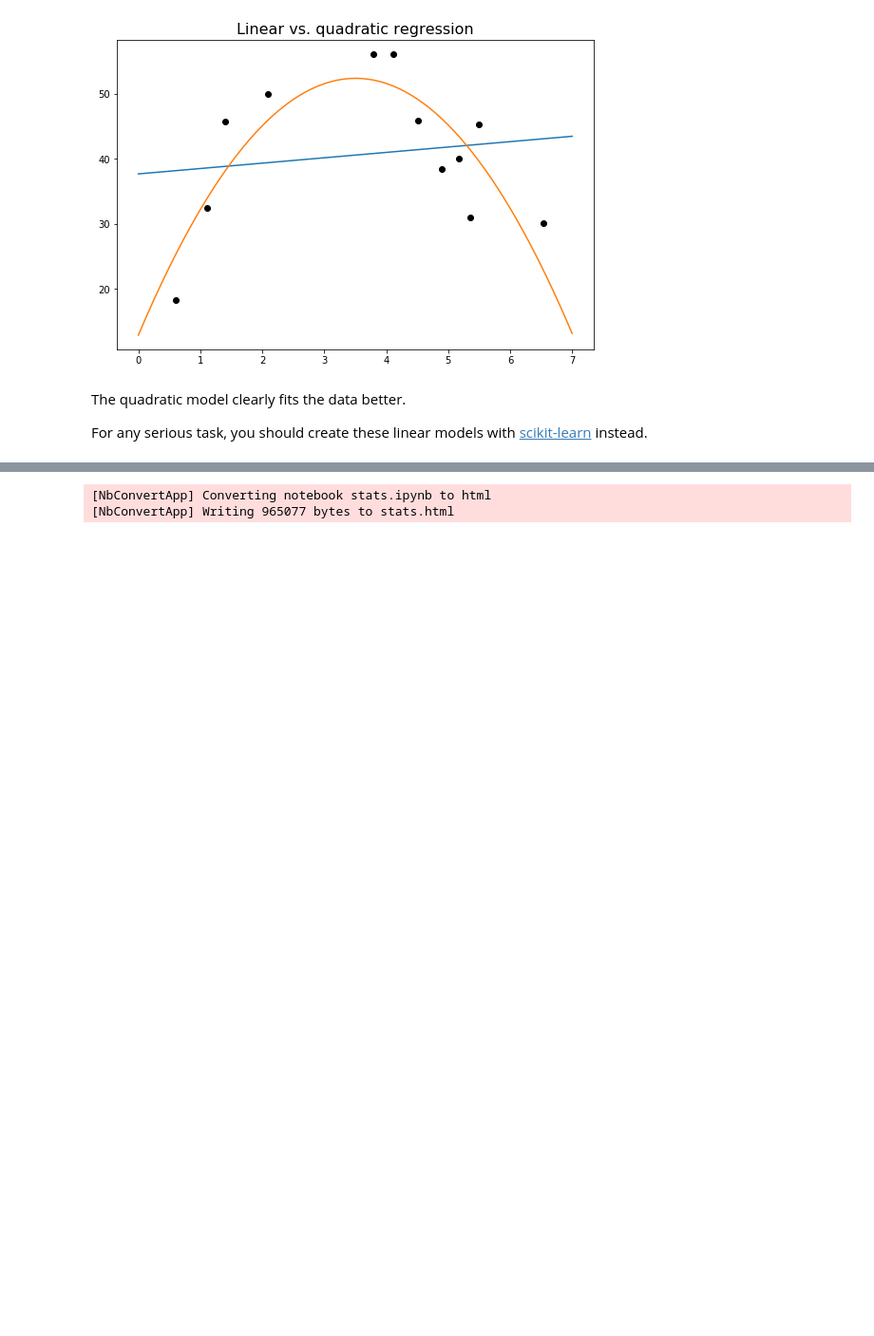
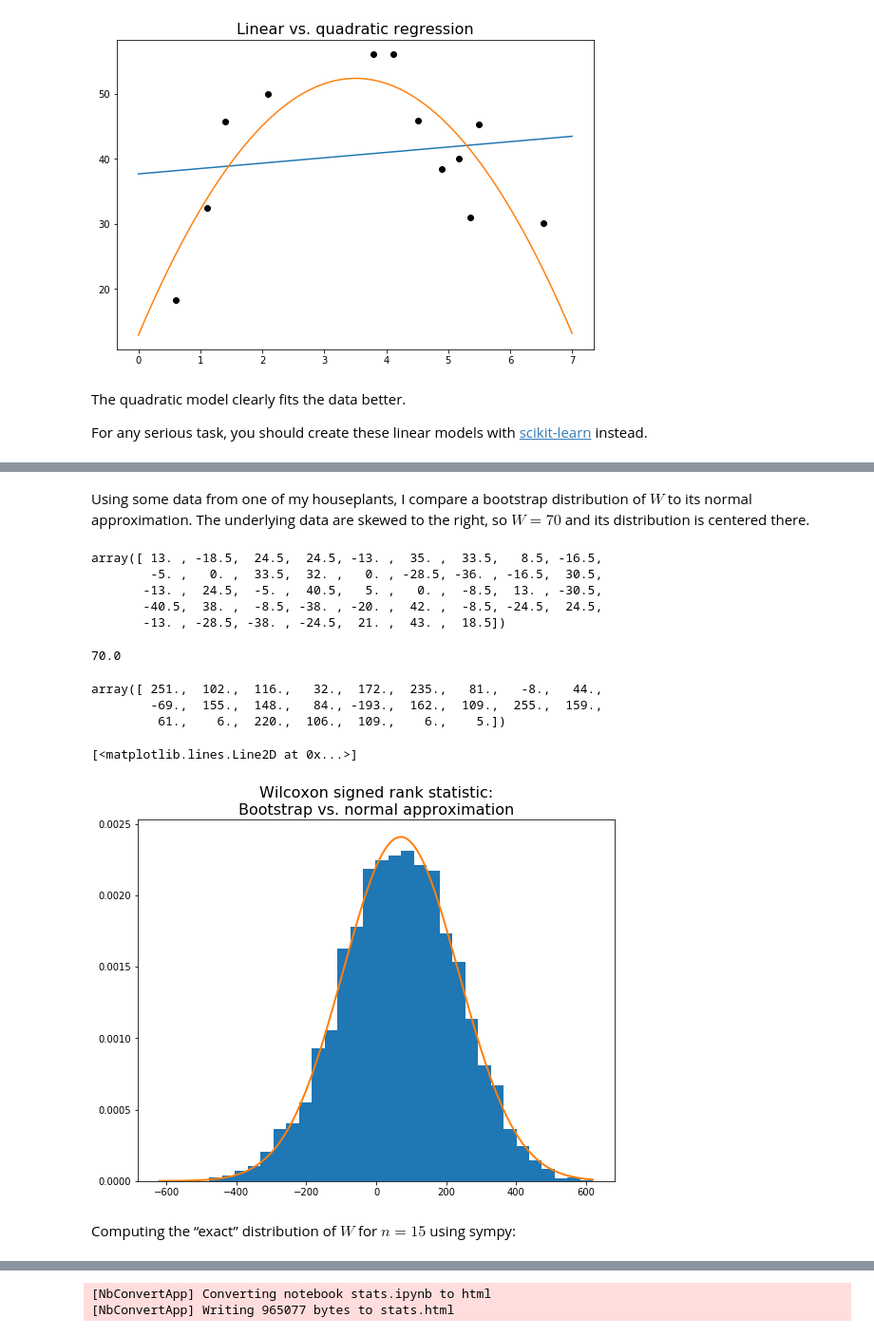
Before and after one commit to maxkapur/maxkapur.github.io, a Jupyter notebook: math/stats.ipynb, the cells around one changed output, grey strips where cells are left out. Shown: that part at 95% size. Drawn from its saved outputs; the diff is of its cells as text; code cells hidden in the pictures; blank space fills up the shorter version.

```diff
--- a/math/stats.ipynb
+++ b/math/stats.ipynb
@@ -1145,0 +1152,58 @@ For any serious task, you should create these linear models with <a href="https:
+# %%
+def signed_ranks(x, m = None):
+    if m is None:
+        m = np.median(x)
+    ranks = rankdata(np.abs(x-m))
+    signs = np.sign(x - m)
+    return ranks * signs
+
+def wilcoxon_mgf(n, t = None):
+    if t is None:
+        t = sympy.symbols('t')
+    out = np.product([0.5 * (sympy.exp(-k * t) + sympy.exp(k * t) ) for k in np.arange(1, n+1)])
+    return out.expand()
+# %% [markdown]
+Using some data from one of my houseplants, I compare a bootstrap distribution of $W$ to its normal approximation. The underlying data are skewed to the right, so $W= 70$ and its distribution is centered there.
+# %%
+# Aretha's leaf length data
+leaves = np.vectorize(int)(np.array('56 48 61 61 50 69 67 55 49 52 53 67 66 53 44 36 49 64 50 61 52 72 54 53 51 56 42 34 71 51 35 47 77 51 45 61 50 44 35 45 60 91 58'.split()))
+signed_ranks(leaves)
+# %% [output]
+array([ 13. , -18.5,  24.5,  24.5, -13. ,  35. ,  33.5,   8.5, -16.5,
+        -5. ,   0. ,  33.5,  32. ,   0. , -28.5, -36. , -16.5,  30.5,
+       -13. ,  24.5,  -5. ,  40.5,   5. ,   0. ,  -8.5,  13. , -30.5,
+       -40.5,  38. ,  -8.5, -38. , -20. ,  42. ,  -8.5, -24.5,  24.5,
+       -13. , -28.5, -38. , -24.5,  21. ,  43. ,  18.5])
+# %%
+signed_ranks(leaves).sum()
+# %% [output]
+70.0
+# %%
+# Bootstrap some Ws
+W = []
+np.random.seed(780)
+for i in range(5000):
+    u = np.random.choice(leaves, len(leaves))
+    u = signed_ranks(u, np.median(leaves))
+    W.append(u.sum())
+W = np.array(W)
+W[:25]
+# %% [output]
+array([ 251.,  102.,  116.,   32.,  172.,  235.,   81.,   -8.,   44.,
+        -69.,  155.,  148.,   84., -193.,  162.,  109.,  255.,  159.,
+         61.,    6.,  220.,  106.,  109.,    6.,    5.])
+# %%
+plt.figure(figsize=(9,7))
+
+lim = np.abs(W).max()
+x_plot = np.linspace(-lim,lim, 201)
+n = len(leaves)
+
+plt.hist(W, density=True, bins=30)
+plt.title('Wilcoxon signed rank statistic:\nBootstrap vs. normal approximation', size=16)
+plt.plot(x_plot, norm.pdf(x_plot, scale= np.sqrt(n*(n+1)*(2*n+1)/6), loc=signed_ranks(leaves).sum()), lw=2)
+# %% [output]
+[<matplotlib.lines.Line2D at 0x...>]
+[figure, added]
+# %% [markdown]
+Computing the &ldquo;exact&rdquo; distribution of $W$ for $n = 15$ using sympy:
```
Also changed, not shown: parts of 9 cells of this notebook, 1 other file.
